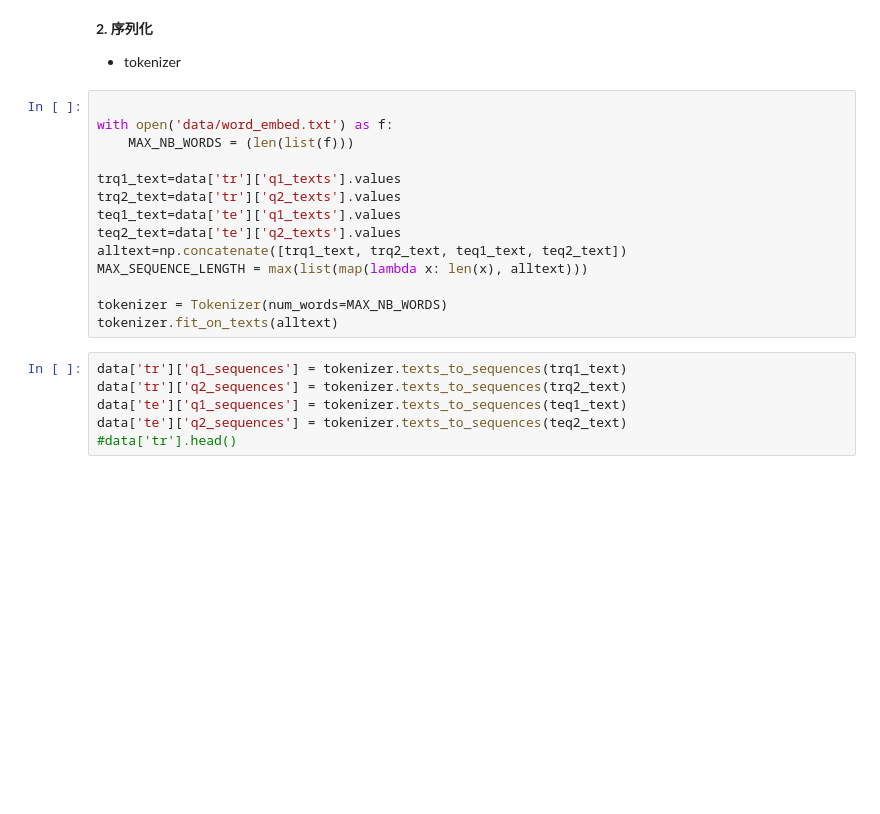
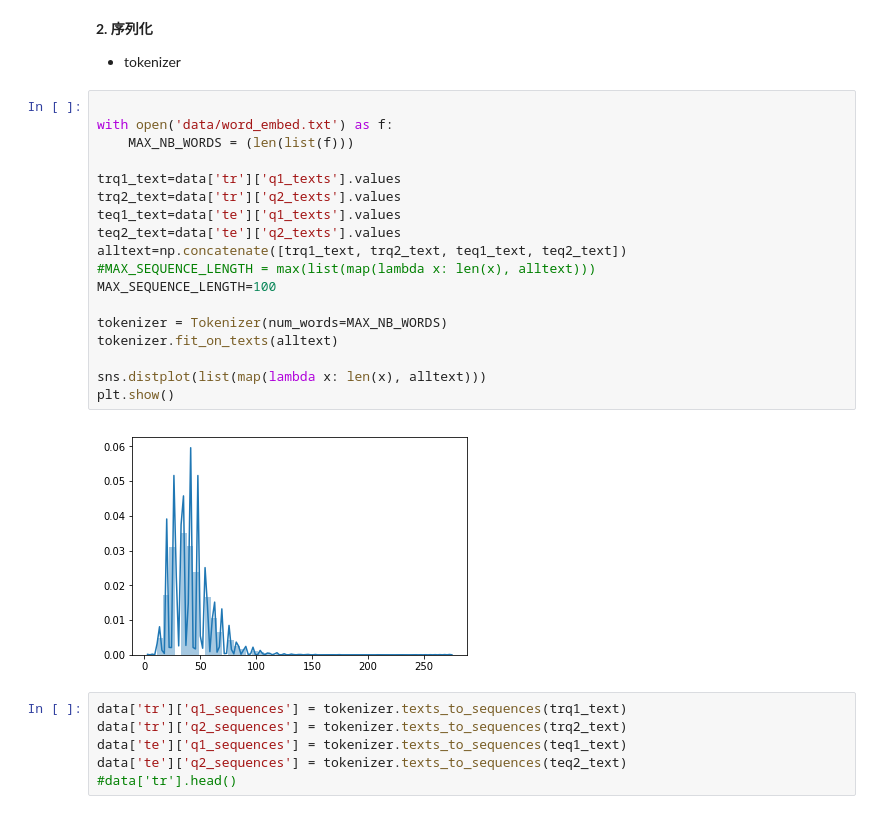
Before and after one commit to Backlu/ppdai, a Jupyter notebook: ppdai.ipynb, the cells around one changed output. Drawn from its saved outputs; the diff is of its cells as text; blank space fills up the shorter version.

Commit message:
- 20180619: first version     - simple LSTM - 20180620:     - set reduce_lr callback     - set MAX_SEQUENCE_LENGTH to 100     - bi-directional model     - reduce validation data to 5%

```diff
--- a/ppdai.ipynb
+++ b/ppdai.ipynb
@@ -68,17 +91,23 @@ data['tr'].head()
 # %%
 
 with open('data/word_embed.txt') as f:
     MAX_NB_WORDS = (len(list(f)))
 
 trq1_text=data['tr']['q1_texts'].values
 trq2_text=data['tr']['q2_texts'].values
 teq1_text=data['te']['q1_texts'].values
 teq2_text=data['te']['q2_texts'].values
 alltext=np.concatenate([trq1_text, trq2_text, teq1_text, teq2_text])
-MAX_SEQUENCE_LENGTH = max(list(map(lambda x: len(x), alltext)))
+#MAX_SEQUENCE_LENGTH = max(list(map(lambda x: len(x), alltext)))
+MAX_SEQUENCE_LENGTH=100
 
 tokenizer = Tokenizer(num_words=MAX_NB_WORDS)
 tokenizer.fit_on_texts(alltext)
+
+sns.distplot(list(map(lambda x: len(x), alltext)))
+plt.show()
+# %% [output]
+[figure, added]
 # %%
 data['tr']['q1_sequences'] = tokenizer.texts_to_sequences(trq1_text)
 data['tr']['q2_sequences'] = tokenizer.texts_to_sequences(trq2_text)
```
Also changed, not shown: parts of 15 cells of this notebook.
